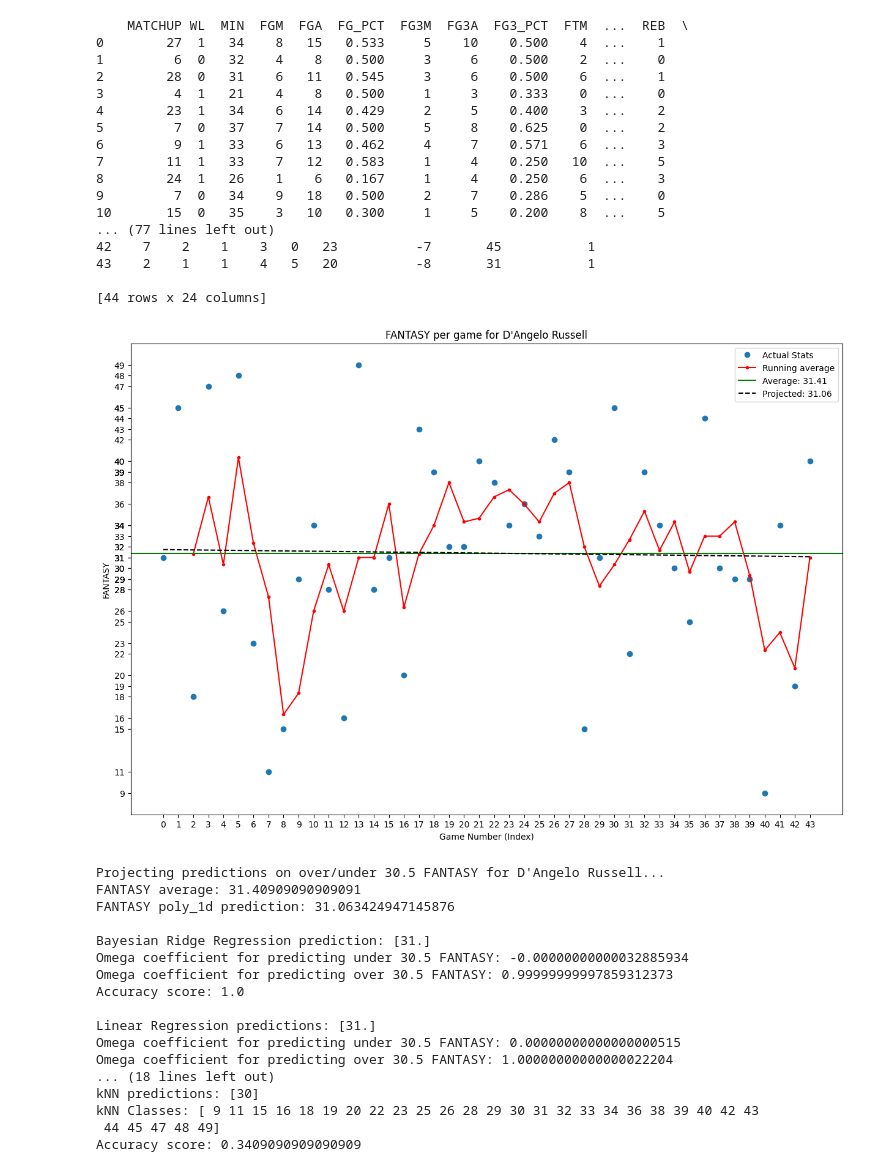
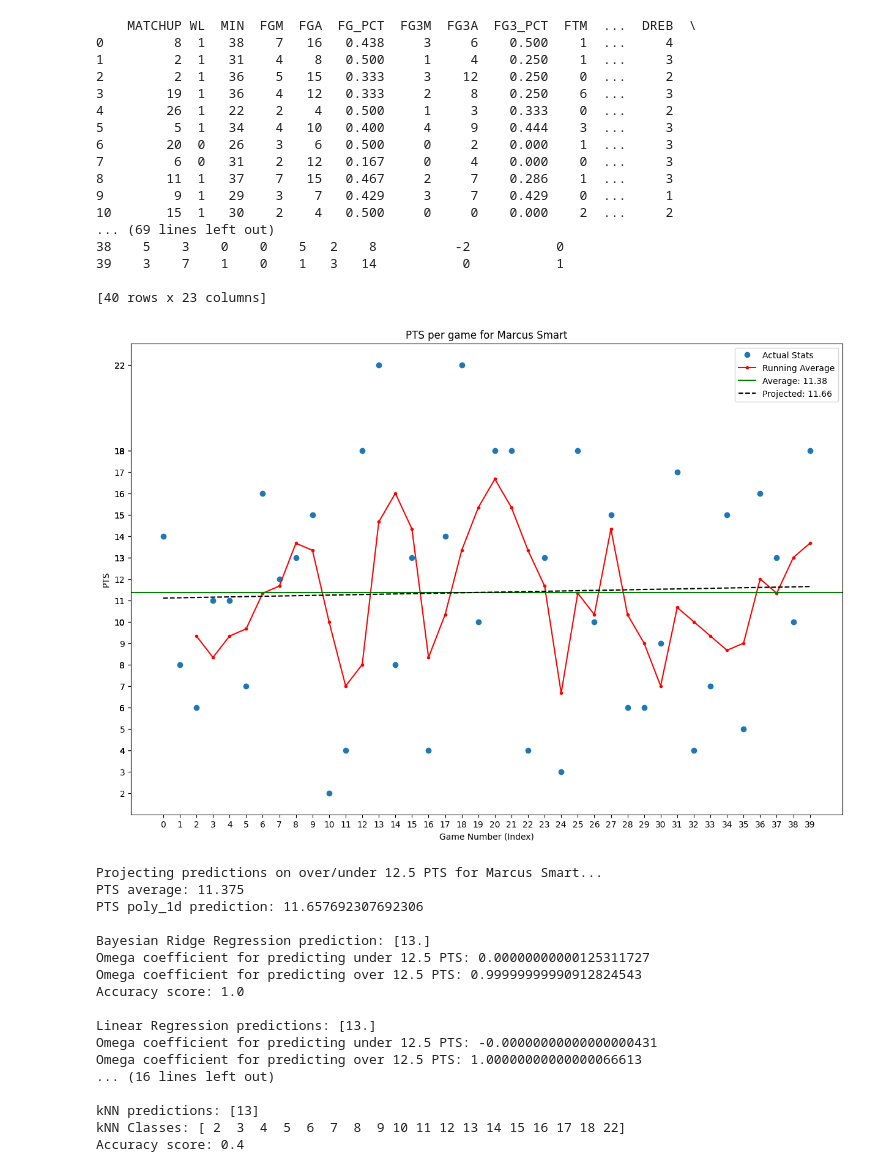
Before and after one commit to jdinh-782/nba_stats_trends, a Jupyter notebook: main.ipynb, the cells around one changed output. Cells and saved outputs as stored; diff of their text form; code cells hidden in the pictures.

```diff
--- a/main.ipynb
+++ b/main.ipynb
@@ -39,23 +39,14 @@ def get_playerID(name):
     return ''
 # %%
 # CHANGE THIS TO ANY PLAYER'S NAME
-player_name = "D'Angelo Russell"
+player_name = "Marcus Smart"
 
 # CHANGE THIS TO ANY PLAYER'S STATS
-betting_stat = "FANTASY"
+betting_stat = "PTS"
 
 # CHANGE THIS TO PROJECTED BETTING STAT
-projected_betting_stat = 30.5
+projected_betting_stat = 12.5
 # %%
-# CHANGE THIS TO ANY PLAYER'S NAME
-player_name = "D'Angelo Russell"
-
-# CHANGE THIS TO ANY PLAYER'S STATS
-betting_stat = "FANTASY"
-
-# CHANGE THIS TO PROJECTED BETTING STAT
-projected_betting_stat = 30.5
-
 player_id = get_playerID(player_name)
 url = f"https://stats.nba.com/stats/playergamelog?PlayerID={player_id}&Season=2022-23" \
       f"&SeasonType=Regular+Season"
@@ -108,23 +99,23 @@ df['MATCHUP'] = updated_matchup_column
 
 print(df)
 # %% [output]
-    MATCHUP WL  MIN  FGM  FGA  FG_PCT  FG3M  FG3A  FG3_PCT  FTM  ...  REB  \
-0        27  1   34    8   15   0.533     5    10    0.500    4  ...    1
-1         6  0   32    4    8   0.500     3     6    0.500    2  ...    0
-2        28  0   31    6   11   0.545     3     6    0.500    6  ...    1
-3         4  1   21    4    8   0.500     1     3    0.333    0  ...    0
-4        23  1   34    6   14   0.429     2     5    0.400    3  ...    2
-5         7  0   37    7   14   0.500     5     8    0.625    0  ...    2
-6         9  1   33    6   13   0.462     4     7    0.571    6  ...    3
-7        11  1   33    7   12   0.583     1     4    0.250   10  ...    5
-8        24  1   26    1    6   0.167     1     4    0.250    6  ...    3
-9         7  0   34    9   18   0.500     2     7    0.286    5  ...    0
-10       15  0   35    3   10   0.300     1     5    0.200    8  ...    5
-... (77 lines left out)
-42    7    2    1    3   0   23          -7       45           1
-43    2    1    1    4   5   20          -8       31           1
+    MATCHUP WL  MIN  FGM  FGA  FG_PCT  FG3M  FG3A  FG3_PCT  FTM  ...  DREB  \
+0         8  1   38    7   16   0.438     3     6    0.500    1  ...     4
+1         2  1   31    4    8   0.500     1     4    0.250    1  ...     3
+2         2  1   36    5   15   0.333     3    12    0.250    0  ...     2
+3        19  1   36    4   12   0.333     2     8    0.250    6  ...     3
+4        26  1   22    2    4   0.500     1     3    0.333    0  ...     2
+5         5  1   34    4   10   0.400     4     9    0.444    3  ...     3
+6        20  0   26    3    6   0.500     0     2    0.000    1  ...     3
+7         6  0   31    2   12   0.167     0     4    0.000    0  ...     3
+8        11  1   37    7   15   0.467     2     7    0.286    1  ...     3
+9         9  1   29    3    7   0.429     3     7    0.429    0  ...     1
+10       15  1   30    2    4   0.500     0     0    0.000    2  ...     2
+... (69 lines left out)
+38    5    3    0    0    5   2    8          -2           0
+39    3    7    1    0    1   3   14           0           1
 
-[44 rows x 24 columns]
+[40 rows x 23 columns]
 # %%
 stats_values = df[betting_stat].values[::-1]
 x = np.arange(0, len(stats_values))
@@ -132,35 +123,35 @@ y = np.arange(0, max(stats_values)+1)
 mean = np.average(stats_values)
 
 window = 3
 average_y = []
 y = stats_values
 
 for ind in range(len(y) - window + 1):
     average_y.append(np.mean(y[ind:ind+window]))
 
 for ind in range(window - 1):
     average_y.insert(0, np.nan)
 
 
 plt.rcParams["figure.figsize"] = [15, 10]
 plt.xlabel('Game Number (Index)')
 plt.ylabel(betting_stat)
 plt.title(f"{betting_stat} per game for {player_name}")
 plt.xticks(x)
 plt.yticks(y)
 
 coef = np.polyfit(x, stats_values, 1)
 poly1d_fn = np.poly1d(coef)
 poly1d_prediction = poly1d_fn(max(x)+1)
 
 plt.plot(x, stats_values, 'o', label="Actual Stats")
-plt.plot(x, average_y, 'r.-', label='Running average')
+plt.plot(x, average_y, 'r.-', label='Running Average')
 plt.axhline(y=mean, color="green", label=f"Average: {round(mean, 2)}")
 plt.plot(poly1d_fn(x), '--k', label=f"Projected: {round(poly1d_prediction, 2)}")
 plt.legend()
 plt.show()
 # %% [output]
-[figure, old version]
+[figure, new version]
 # %%
 print(f"Projecting predictions on over/under {projected_betting_stat} {betting_stat} for {player_name}...")
 print(f"{betting_stat} average: {mean}")
@@ -248,20 +239,20 @@ print(f"\nkNN predictions: {prediction}")
 print(f"kNN Classes: {model.classes_}")
 print(f"Accuracy score: {score}")
 # %% [output]
-Projecting predictions on over/under 30.5 FANTASY for D'Angelo Russell...
-FANTASY average: 31.40909090909091
-FANTASY poly_1d prediction: 31.063424947145876
+Projecting predictions on over/under 12.5 PTS for Marcus Smart...
+PTS average: 11.375
+PTS poly_1d prediction: 11.657692307692306
 
-Bayesian Ridge Regression prediction: [31.]
-Omega coefficient for predicting under 30.5 FANTASY: -0.00000000000032885934
-Omega coefficient for predicting over 30.5 FANTASY: 0.99999999997859312373
+Bayesian Ridge Regression prediction: [13.]
+Omega coefficient for predicting under 12.5 PTS: 0.00000000000125311727
+Omega coefficient for predicting over 12.5 PTS: 0.99999999990912824543
 Accuracy score: 1.0
 
-Linear Regression predictions: [31.]
-Omega coefficient for predicting under 30.5 FANTASY: 0.00000000000000000515
-Omega coefficient for predicting over 30.5 FANTASY: 1.00000000000000022204
-... (18 lines left out)
-kNN predictions: [30]
-kNN Classes: [ 9 11 15 16 18 19 20 22 23 25 26 28 29 30 31 32 33 34 36 38 39 40 42 43
- 44 45 47 48 49]
-Accuracy score: 0.3409090909090909
+Linear Regression predictions: [13.]
+Omega coefficient for predicting under 12.5 PTS: -0.00000000000000000431
+Omega coefficient for predicting over 12.5 PTS: 1.00000000000000066613
+... (16 lines left out)
+
+kNN predictions: [13]
+kNN Classes: [ 2  3  4  5  6  7  8  9 10 11 12 13 14 15 16 17 18 22]
+Accuracy score: 0.4
```
